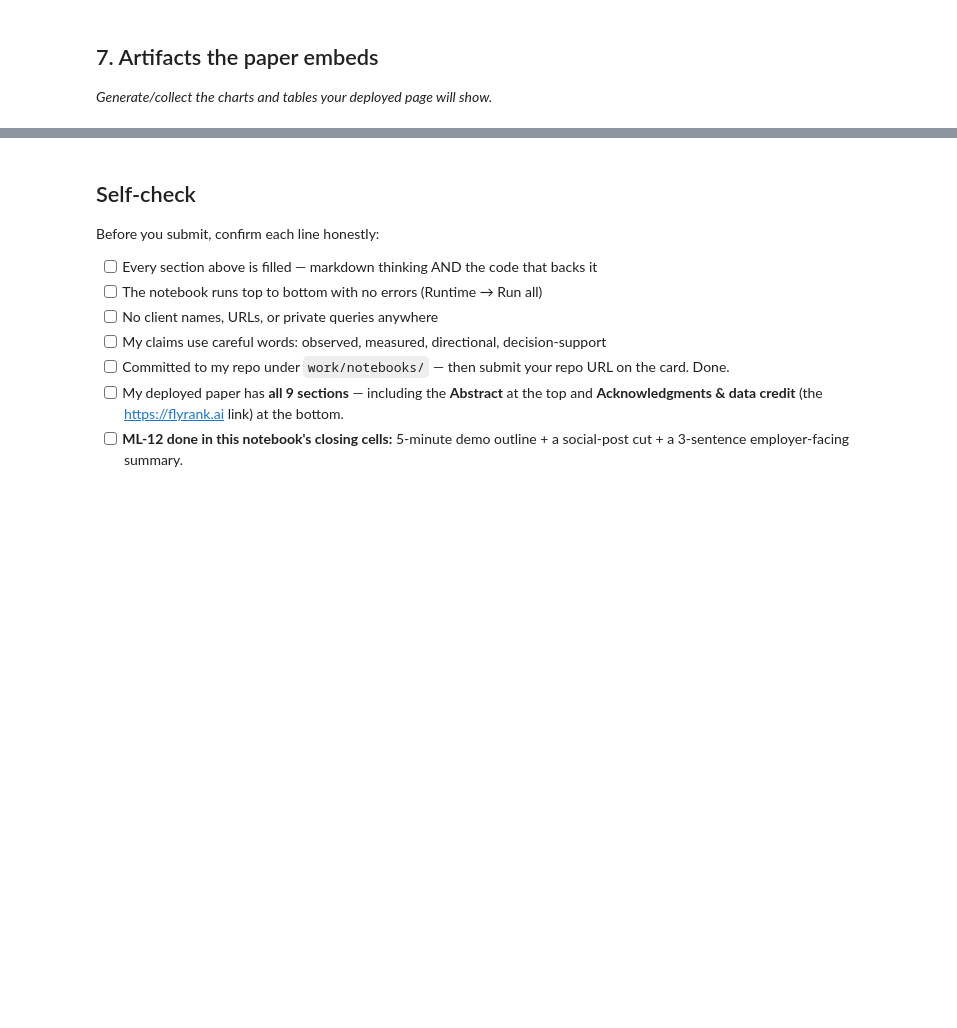
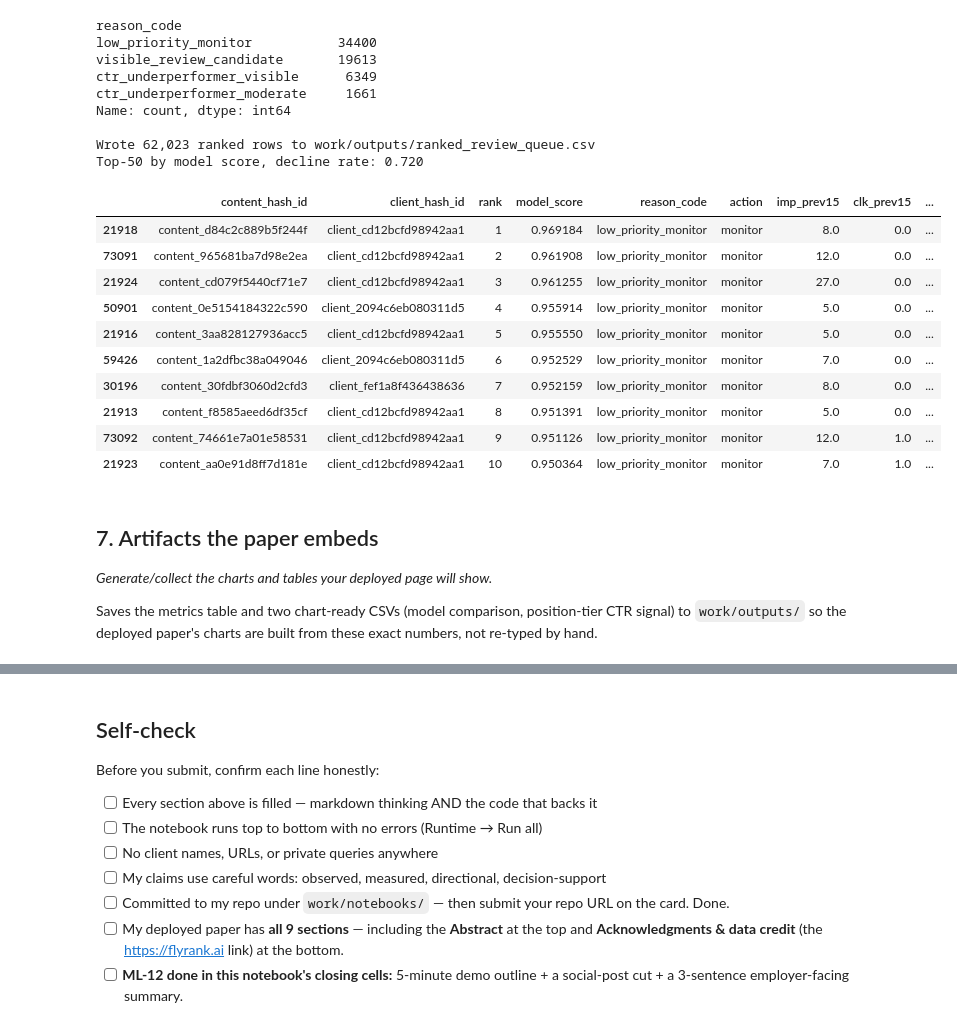
Before and after one commit to Danishh-ux/flyrank-ml-internship, a Jupyter notebook: work/notebooks/capstone.ipynb, the cells around one changed output, grey strips where cells are left out. Drawn from its saved outputs; the diff is of its cells as text; code cells hidden in the pictures; blank space fills up the shorter version.

```diff
--- a/work/notebooks/capstone.ipynb
+++ b/work/notebooks/capstone.ipynb
@@ -33,4 +371,67 @@ This skeleton is yours to fill. Work the sections **in order** — each one has
+# %%
+from pathlib import Path
+
+def reason_code(row):
+    if row["demand_ok"] == 0:
+        return "low_priority_monitor"
+    if row["ctr_gap"] > 0 and row["imp_prev15"] >= 500:
+        return "ctr_underperformer_visible"
+    if row["ctr_gap"] > 0:
+        return "ctr_underperformer_moderate"
+    return "visible_review_candidate"
+
+def action_label(reason):
+    if reason.startswith("ctr_underperformer"):
+        return "review_title_meta_snippet"
+    if reason == "visible_review_candidate":
+        return "monitor_or_expand"
+    return "monitor"
+
+queue = test_df.copy()
+queue["model_score"] = hgb_scores
+queue["reason_code"] = queue.apply(reason_code, axis=1)
+queue["action"] = queue["reason_code"].apply(action_label)
+queue["rank"] = queue["model_score"].rank(method="first", ascending=False).astype(int)
+
+out_cols = ["content_hash_id", "client_hash_id", "rank", "model_score", "reason_code", "action",
+            "imp_prev15", "clk_prev15", "pos_prev15", "position_tier", "ctr_prev15", "ctr_gap",
+            "word_count", "content_age_days_at_decision", "is_declining"]
+ranked_queue = queue[out_cols].sort_values("rank")
+
+out_dir = Path("work/outputs")
+out_dir.mkdir(parents=True, exist_ok=True)
+ranked_queue.to_csv(out_dir / "ranked_review_queue.csv", index=False)
+
+print(ranked_queue["reason_code"].value_counts())
+print(f"\nWrote {len(ranked_queue):,} ranked rows to {out_dir / 'ranked_review_queue.csv'}")
+print(f"Top-50 by model score, decline rate: {ranked_queue.head(50)['is_declining'].mean():.3f}")
+ranked_queue.head(10)
+# %% [output]
+reason_code
+low_priority_monitor           34400
+visible_review_candidate       19613
+ctr_underperformer_visible      6349
+ctr_underperformer_moderate     1661
+Name: count, dtype: int64
+
+Wrote 62,023 ranked rows to work/outputs/ranked_review_queue.csv
+Top-50 by model score, decline rate: 0.720
+|  | content_hash_id | client_hash_id | rank | model_score | reason_code | action | imp_prev15 | clk_prev15 | ... |
+| 21918 | content_d84c2c889b5f244f | client_cd12bcfd98942aa1 | 1 | 0.969184 | low_priority_monitor | monitor | 8.0 | 0.0 | ... |
+| 73091 | content_965681ba7d98e2ea | client_cd12bcfd98942aa1 | 2 | 0.961908 | low_priority_monitor | monitor | 12.0 | 0.0 | ... |
+| 21924 | content_cd079f5440cf71e7 | client_cd12bcfd98942aa1 | 3 | 0.961255 | low_priority_monitor | monitor | 27.0 | 0.0 | ... |
+| 50901 | content_0e5154184322c590 | client_2094c6eb080311d5 | 4 | 0.955914 | low_priority_monitor | monitor | 5.0 | 0.0 | ... |
+| 21916 | content_3aa828127936acc5 | client_cd12bcfd98942aa1 | 5 | 0.955550 | low_priority_monitor | monitor | 5.0 | 0.0 | ... |
+| 59426 | content_1a2dfbc38a049046 | client_2094c6eb080311d5 | 6 | 0.952529 | low_priority_monitor | monitor | 7.0 | 0.0 | ... |
+| 30196 | content_30fdbf3060d2cfd3 | client_fef1a8f436438636 | 7 | 0.952159 | low_priority_monitor | monitor | 8.0 | 0.0 | ... |
+| 21913 | content_f8585aeed6df35cf | client_cd12bcfd98942aa1 | 8 | 0.951391 | low_priority_monitor | monitor | 5.0 | 0.0 | ... |
+| 73092 | content_74661e7a01e58531 | client_cd12bcfd98942aa1 | 9 | 0.951126 | low_priority_monitor | monitor | 12.0 | 1.0 | ... |
+| 21923 | content_aa0e91d8ff7d181e | client_cd12bcfd98942aa1 | 10 | 0.950364 | low_priority_monitor | monitor | 7.0 | 1.0 | ... |
 # %% [markdown]
 ## 7. Artifacts the paper embeds
 
 *Generate/collect the charts and tables your deployed page will show.*
+
+Saves the metrics table and two chart-ready CSVs (model comparison, position-tier CTR signal)
+to `work/outputs/` so the deployed paper's charts are built from these exact numbers, not
+re-typed by hand.
```
Also changed, not shown: parts of 20 cells of this notebook.
